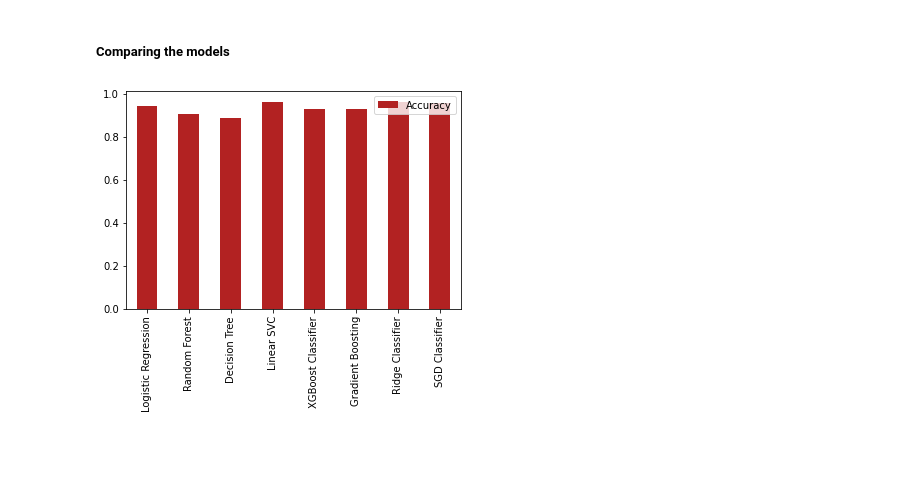
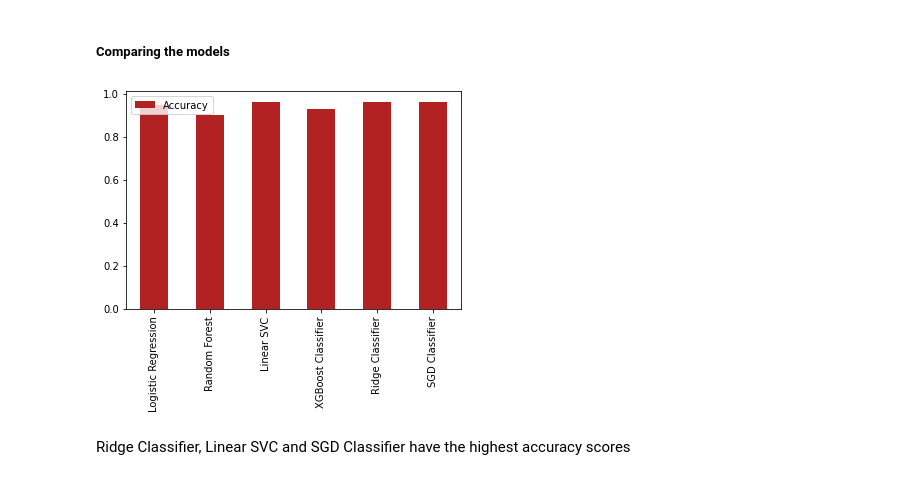
Before and after one commit to PerisN/Developing-a-Machine-Learning-Approach-for-Detecting-Fake-News, a Jupyter notebook: Fake_news_Classification.ipynb, the cells around one changed output. Saved outputs shown, nothing was run; the diff lists cells and outputs as text; code cells hidden in the pictures; blank space fills up the shorter version.

Commit message:
Reduced base models

```diff
--- a/Fake_news_Classification.ipynb
+++ b/Fake_news_Classification.ipynb
@@ -402,10 +390,8 @@ x_train, x_valid, y_train, y_valid = train_test_split(X, Y, test_size=0.3, strat
 
 models = {"Logistic Regression" : LogisticRegression(),
           "Random Forest" : RandomForestClassifier(),
-          "Decision Tree" : DecisionTreeClassifier(),
           "Linear SVC" : LinearSVC(),
           "XGBoost Classifier": XGBClassifier(),
-          "Gradient Boosting" : GradientBoostingClassifier(),
           "Ridge Classifier" : RidgeClassifier (),
           "SGD Classifier" : SGDClassifier(),
           }
@@ -461,7 +445,9 @@ Wall time: 9min 14s
 # %%
 # Visual comparison of the models
 
 model_compare = pd.DataFrame(scores, index=['Accuracy'])
-model_compare.T.plot.bar(color= colors);# Transpose to improve the plot
+model_compare.T.plot.bar(color= 'firebrick');# Transpose to improve the plot
 # %% [output]
-[figure, old version]
+[figure, new version]
+# %% [markdown]
+Ridge Classifier, Linear SVC and SGD Classifier have the highest accuracy scores
```
Also changed, not shown: parts of 4 cells of this notebook.
